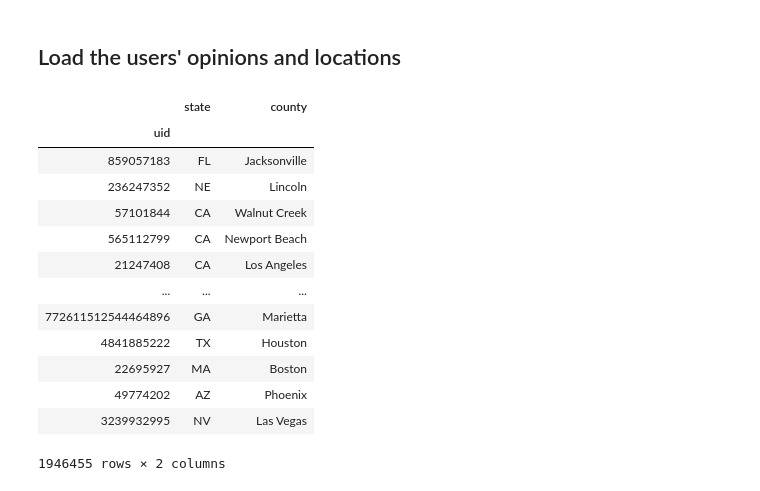
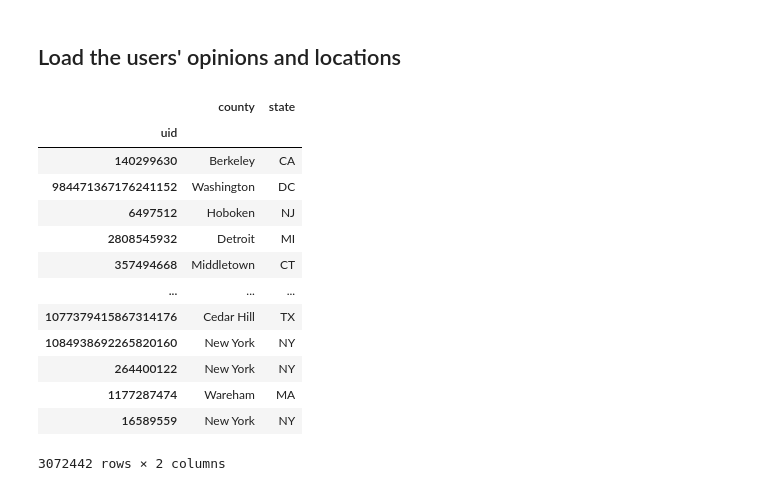
Before and after one commit to kayzhou/US_election, a Jupyter notebook: user_reweight_US.ipynb, the cells around one changed output. Drawn from its saved outputs; the diff is of its cells as text; code cells hidden in the pictures.

```diff
--- a/user_reweight_US.ipynb
+++ b/user_reweight_US.ipynb
@@ -52,22 +52,22 @@ rural_table
 # %% [markdown]
 ## Load the users' opinions and locations
 # %%
-users_loc = pd.read_csv("data/us2016-users-location.csv", usecols=["uid", "state", "county"], index_col="uid")
+users_loc = pd.read_csv("data/202006-all-users.csv", usecols=["uid", "state", "county"], index_col="uid")
 users_loc = users_loc.dropna()
 users_loc["county"] = users_loc["county"].apply(lambda x: " ".join(x.split(", ")[:-1]))
 users_loc
 # %% [output]
-|  | state | county |
+|  | county | state |
 | uid |  |  |
-| 859057183 | FL | Jacksonville |
-| 236247352 | NE | Lincoln |
-| 57101844 | CA | Walnut Creek |
-| 565112799 | CA | Newport Beach |
-| 21247408 | CA | Los Angeles |
+| 140299630 | Berkeley | CA |
+| 984471367176241152 | Washington | DC |
+| 6497512 | Hoboken | NJ |
+| 2808545932 | Detroit | MI |
+| 357494668 | Middletown | CT |
 | ... | ... | ... |
-| 772611512544464896 | GA | Marietta |
-| 4841885222 | TX | Houston |
-| 22695927 | MA | Boston |
-| 49774202 | AZ | Phoenix |
-| 3239932995 | NV | Las Vegas |
+| 1077379415867314176 | Cedar Hill | TX |
+| 1084938692265820160 | New York | NY |
+| 264400122 | New York | NY |
+| 1177287474 | Wareham | MA |
+| 16589559 | New York | NY |
-1946455 rows × 2 columns
+3072442 rows × 2 columns
```
Also changed, not shown: parts of 12 cells of this notebook, 4 other files.
